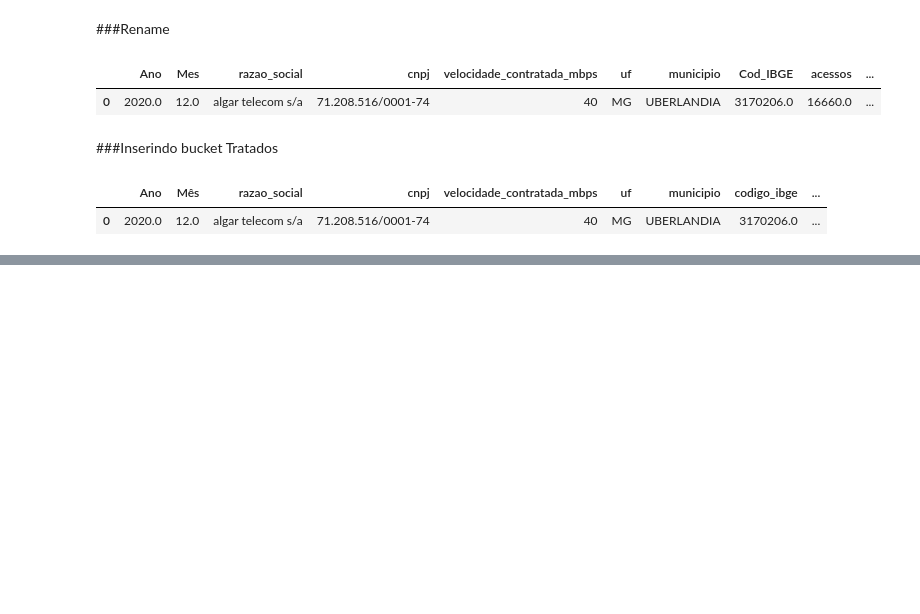
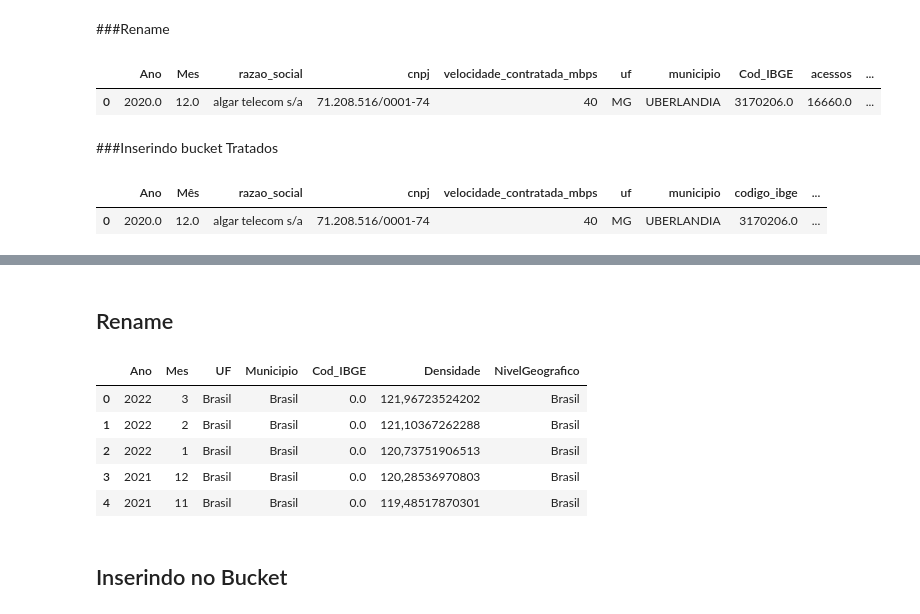
Before and after one commit to LumaLynai/ProjetoFinalETL, a Jupyter notebook: ProjetoFinalETL.ipynb, the cells around one changed output, grey strips where cells are left out. Drawn from its saved outputs; the diff is of its cells as text; code cells hidden in the pictures; blank space fills up the shorter version.

```diff
--- a/ProjetoFinalETL.ipynb
+++ b/ProjetoFinalETL.ipynb
@@ -433,0 +522,4 @@ df2_pd['municipio_uf']=df2_pd['municipio_uf'].str[:-5]
+# %%
+df4_extrai = pd.read_json('gs://soulcode-bc17-telecom/Densidade_Telefonia_Movel.json')
+# %%
+df4_pd = df4_extrai.copy()
@@ -433,0 +571,15 @@ df2_pd['municipio_uf']=df2_pd['municipio_uf'].str[:-5]
+# %% [markdown]
+## Rename
+# %%
+df4_pd.rename(columns = {'Mês':'Mes','Município':'Municipio','Código IBGE':'Cod_IBGE','Nível Geográfico Densidade':'NivelGeografico'},inplace=True)
+# %%
+df4_pd.head()
+# %% [output]
+|  | Ano | Mes | UF | Municipio | Cod_IBGE | Densidade | NivelGeografico |
+| 0 | 2022 | 3 | Brasil | Brasil | 0.0 | 121,96723524202 | Brasil |
+| 1 | 2022 | 2 | Brasil | Brasil | 0.0 | 121,10367262288 | Brasil |
+| 2 | 2022 | 1 | Brasil | Brasil | 0.0 | 120,73751906513 | Brasil |
+| 3 | 2021 | 12 | Brasil | Brasil | 0.0 | 120,28536970803 | Brasil |
+| 4 | 2021 | 11 | Brasil | Brasil | 0.0 | 119,48517870301 | Brasil |
+# %% [markdown]
+## Inserindo no Bucket
```
Also changed, not shown: parts of 28 cells of this notebook.
